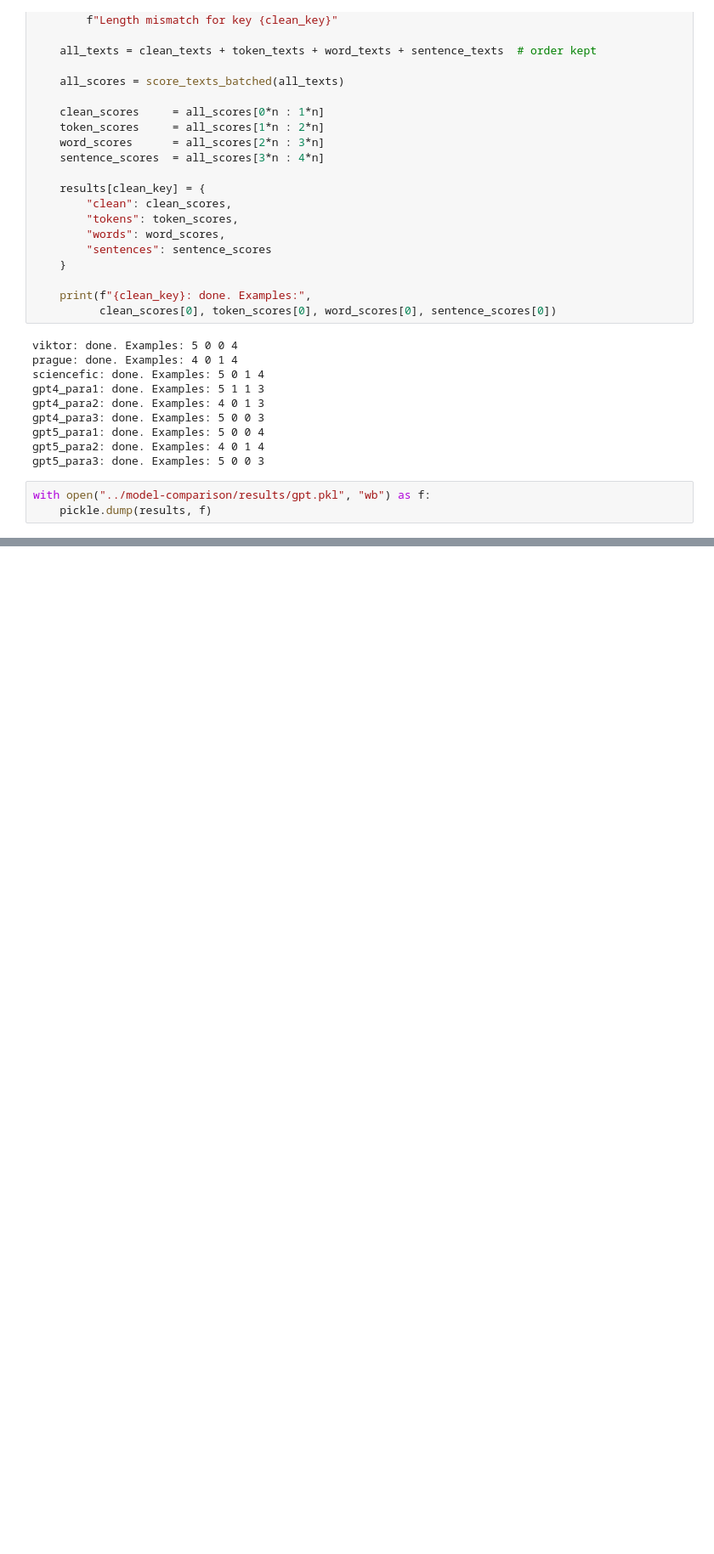
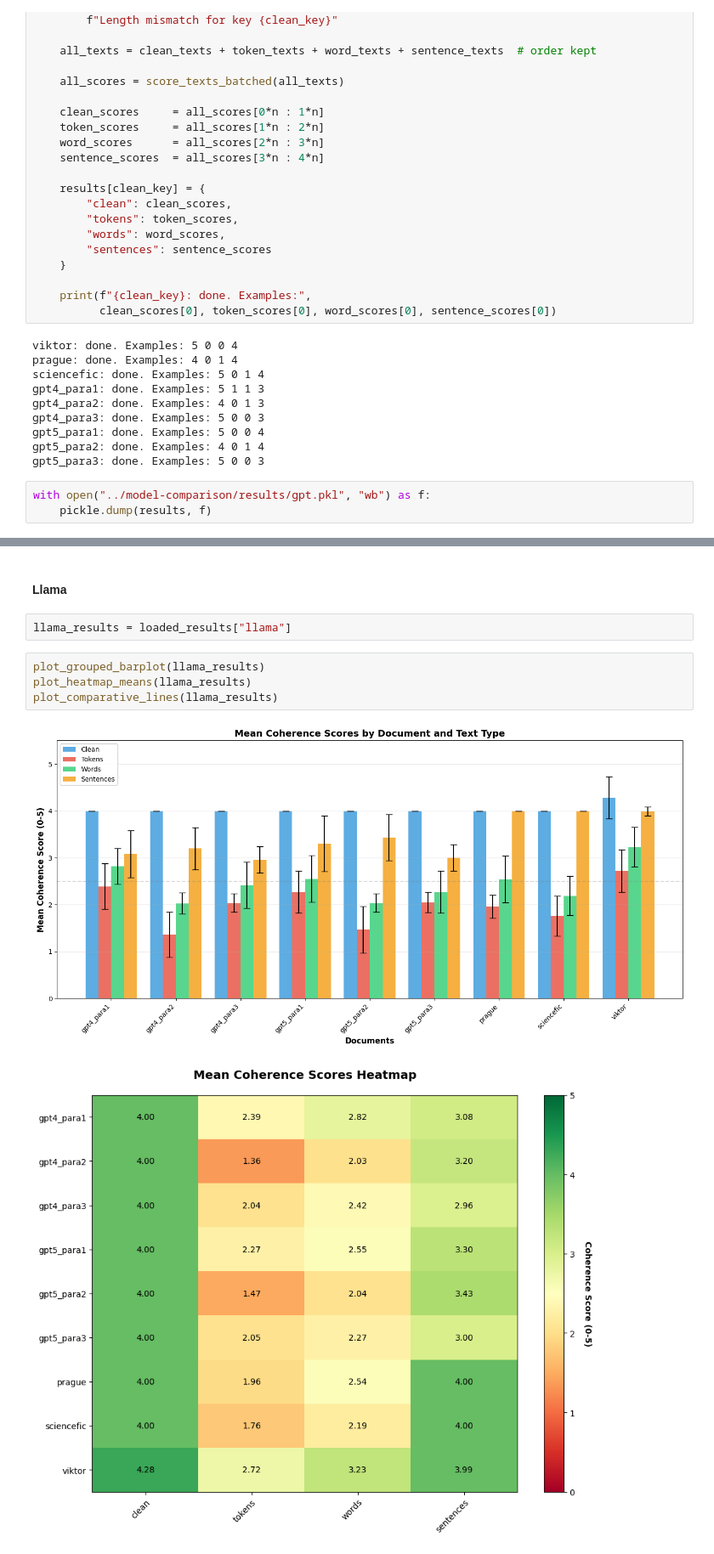
Before and after one commit to joaocnvdias/mech-i-coherence, a Jupyter notebook: vector-fields/plots/models-comparison.ipynb, the cells around one changed output, grey strips where cells are left out. Shown at 85% size. Saved outputs shown, nothing was run; the diff lists cells and outputs as text; blank space fills up the shorter version.

```diff
--- a/vector-fields/plots/models-comparison.ipynb
+++ b/vector-fields/plots/models-comparison.ipynb
@@ -659,0 +1044,11 @@ with open("../model-comparison/results/gpt.pkl", "wb") as f:
+# %% [markdown]
+#### Llama
+# %%
+llama_results = loaded_results["llama"]
+# %%
+plot_grouped_barplot(llama_results)
+plot_heatmap_means(llama_results)
+plot_comparative_lines(llama_results)
+# %% [output]
+[figure, added]
+[figure, added]
```
Also changed, not shown: parts of 29 cells of this notebook.
